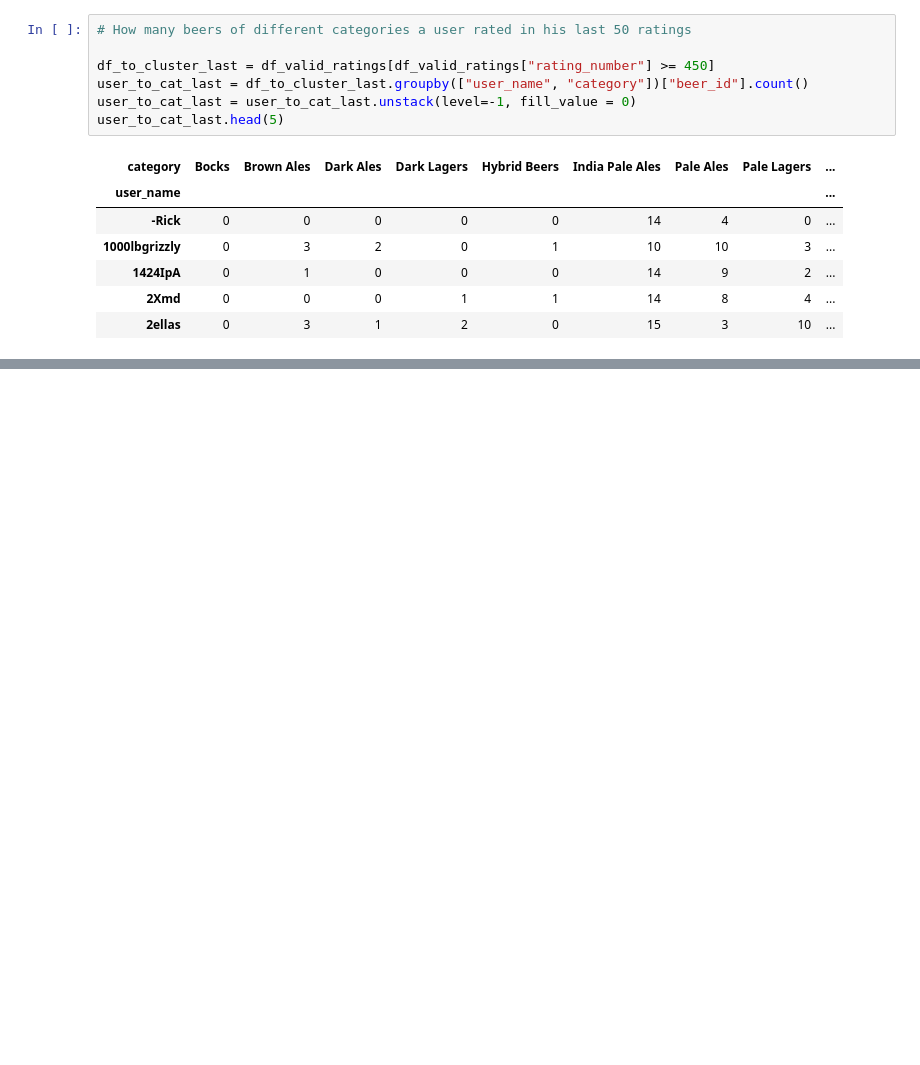
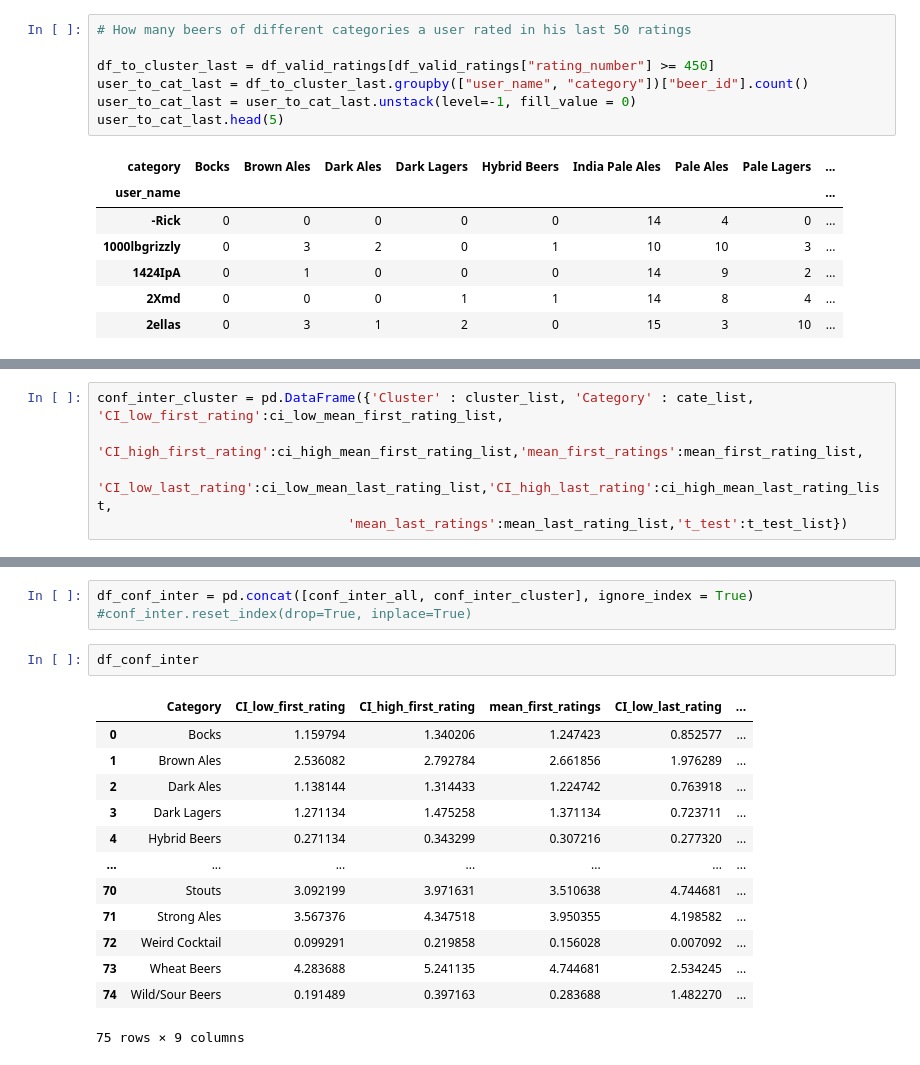
Before and after one commit to epfl-ada/ada-2022-project-radar, a Jupyter notebook: m3_clean.ipynb, the cells around one changed output, grey strips where cells are left out. Cells and saved outputs as stored; diff of their text form; blank space fills up the shorter version.

```diff
--- a/m3_clean.ipynb
+++ b/m3_clean.ipynb
@@ -516,0 +589,5 @@ user_to_cat_last.head(5)
+# %%
+conf_inter_cluster = pd.DataFrame({'Cluster' : cluster_list, 'Category' : cate_list, 'CI_low_first_rating':ci_low_mean_first_rating_list,
+                                'CI_high_first_rating':ci_high_mean_first_rating_list,'mean_first_ratings':mean_first_rating_list,
+                                'CI_low_last_rating':ci_low_mean_last_rating_list,'CI_high_last_rating':ci_high_mean_last_rating_list,
+                                'mean_last_ratings':mean_last_rating_list,'t_test':t_test_list})
@@ -516,0 +647,19 @@ user_to_cat_last.head(5)
+# %%
+df_conf_inter = pd.concat([conf_inter_all, conf_inter_cluster], ignore_index = True)
+#conf_inter.reset_index(drop=True, inplace=True)
+# %%
+df_conf_inter
+# %% [output]
+|  | Category | CI_low_first_rating | CI_high_first_rating | mean_first_ratings | CI_low_last_rating | ... |
+| 0 | Bocks | 1.159794 | 1.340206 | 1.247423 | 0.852577 | ... |
+| 1 | Brown Ales | 2.536082 | 2.792784 | 2.661856 | 1.976289 | ... |
+| 2 | Dark Ales | 1.138144 | 1.314433 | 1.224742 | 0.763918 | ... |
+| 3 | Dark Lagers | 1.271134 | 1.475258 | 1.371134 | 0.723711 | ... |
+| 4 | Hybrid Beers | 0.271134 | 0.343299 | 0.307216 | 0.277320 | ... |
+| ... | ... | ... | ... | ... | ... | ... |
+| 70 | Stouts | 3.092199 | 3.971631 | 3.510638 | 4.744681 | ... |
+| 71 | Strong Ales | 3.567376 | 4.347518 | 3.950355 | 4.198582 | ... |
+| 72 | Weird Cocktail | 0.099291 | 0.219858 | 0.156028 | 0.007092 | ... |
+| 73 | Wheat Beers | 4.283688 | 5.241135 | 4.744681 | 2.534245 | ... |
+| 74 | Wild/Sour Beers | 0.191489 | 0.397163 | 0.283688 | 1.482270 | ... |
+75 rows × 9 columns
```
Also changed, not shown: parts of 27 cells of this notebook, 4 other files.
